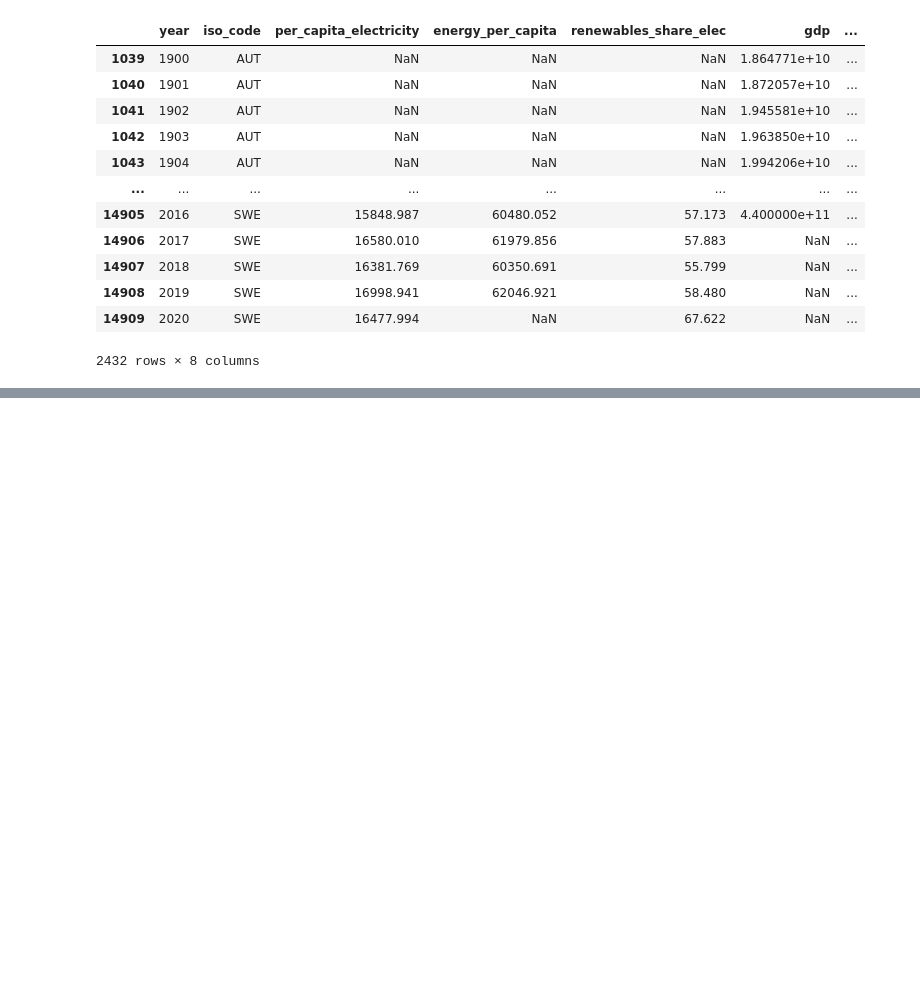
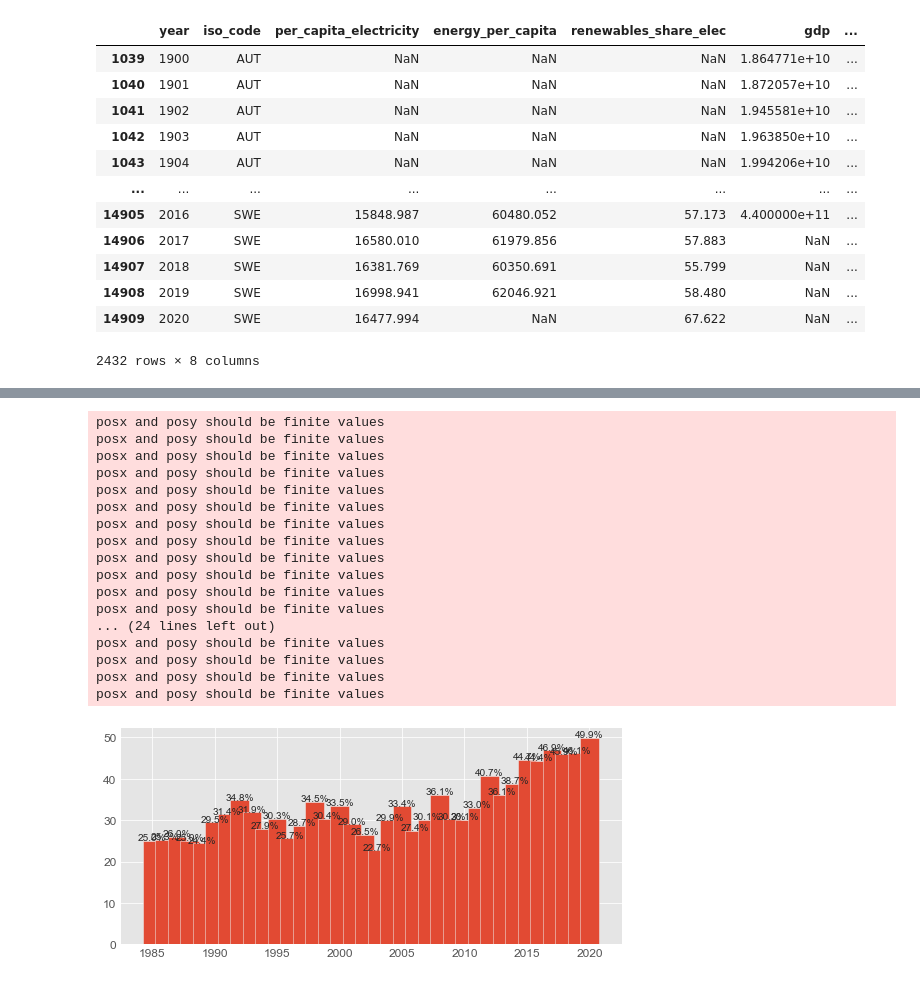
Before and after one commit to TimoKoski/IDS_project, a Jupyter notebook: IDS_group_notebook.ipynb, the cells around one changed output, grey strips where cells are left out. Drawn from its saved outputs; the diff is of its cells as text; code cells hidden in the pictures; blank space fills up the shorter version.

```diff
--- a/IDS_group_notebook.ipynb
+++ b/IDS_group_notebook.ipynb
@@ -462,0 +510,33 @@ eu_energy
+# %%
+df =eu_energy[eu_energy.iso_code=='FIN']
+x=df.year
+y=df.renewables_share_elec
+
+width = 1.5
+fig, ax = plt.subplots()
+
+pps = ax.bar(x, y, width, align='center')
+
+for p in pps:
+    height = p.get_height()
+    ax.text(x=p.get_x() + p.get_width() / 2, y=height+.10, s="{:.1f}%".format(height), ha='center')
+plt.show()
+# %% [output]
+posx and posy should be finite values
+posx and posy should be finite values
+posx and posy should be finite values
+posx and posy should be finite values
+posx and posy should be finite values
+posx and posy should be finite values
+posx and posy should be finite values
+posx and posy should be finite values
+posx and posy should be finite values
+posx and posy should be finite values
+posx and posy should be finite values
+posx and posy should be finite values
+... (24 lines left out)
+posx and posy should be finite values
+posx and posy should be finite values
+posx and posy should be finite values
+posx and posy should be finite values
+[figure, added]
```
Also changed, not shown: parts of 23 cells of this notebook.
